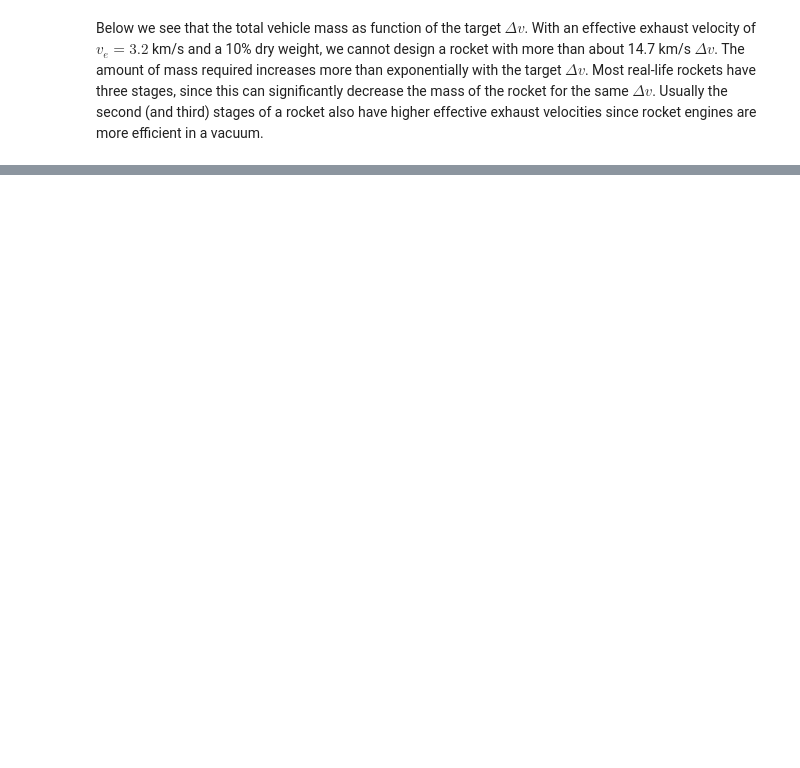
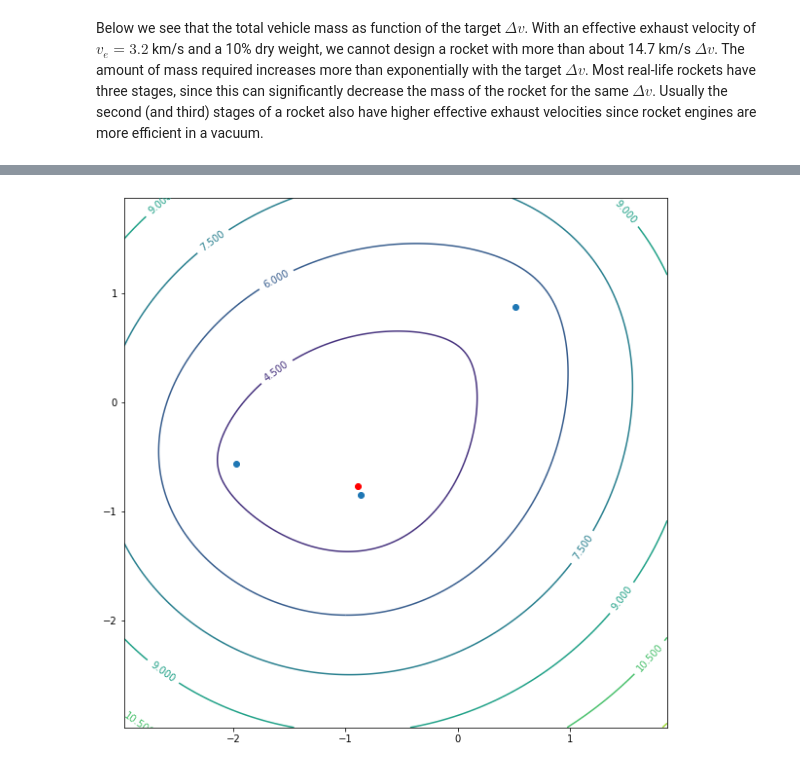
Before and after one commit to anhnguyendepocen/optimization-II-2021, a Jupyter notebook: notebooks/week7.ipynb, the cells around one changed output, grey strips where cells are left out. Saved outputs shown, nothing was run; the diff lists cells and outputs as text; code cells hidden in the pictures; blank space fills up the shorter version.

```diff
--- a/notebooks/week7.ipynb
+++ b/notebooks/week7.ipynb
@@ -489,4 +646,12 @@ Tips:
 - There are no tests for this exercise. To verify for yourself if the code is correct, try varying the value of `k` used and see if the results make sense.
+# %%
+
+k = 3
+X = np.random.normal(size=(k, 2))
+N_points = 100
+xx = np.linspace(np.min(X) - 1, np.max(X) + 1, N_points)
+yy = np.linspace(np.min(X) - 1, np.max(X) + 1, N_points)
+xx, yy = np.meshgrid(xx, yy)
 # %%
 def plot_k_ellipse(X):
     N_points = 100
@@ -496,8 +661,27 @@ def plot_k_ellipse(X):
 
     plt.figure(figsize=(10,10))
 
-    # ENTER YOUR CODE HERE
+    # BEGIN SOLUTION
 
+    # Simple solution.
+    # For loops are slow in Python, so we want avoid big loops.
+    # Time: 8.38s for N_points = 500
+    # Z = np.zeros_like(xx)
+    # for i in range(xx.shape[0]):
+    #     for j in range(xx.shape[1]):
+    #         for k in range(len(X)):
+    #             Z[i,j] += np.linalg.norm(X[k] - np.array((xx[i,j],yy[i,j])))
+
+    # Faster solution. If we want even faster, we should parallelize this.
+    # Time: 138 ms for N_points=500
+    xxyy = np.stack([xx,yy],axis=-1)
+    Z = np.zeros_like(xx)
+    for k in range(len(X)):
+        Z+=np.linalg.norm(xxyy-X[k],axis=-1)
+
+    CS = plt.contour(xx, yy, Z)
+
+    # END SOLUTION
 
     plt.clabel(CS)  # Put labels on each contour
     plt.plot(X[:, 0], X[:, 1], "o")  # Plot the k points
@@ -514,3 +698,4 @@ k = 3
 X = np.random.normal(size=(k, 2))
 
 plot_k_ellipse(X)
+# %% [output]
@@ -516,0 +704 @@ plot_k_ellipse(X)
+[figure, added]
```
Also changed, not shown: parts of 17 cells of this notebook.
